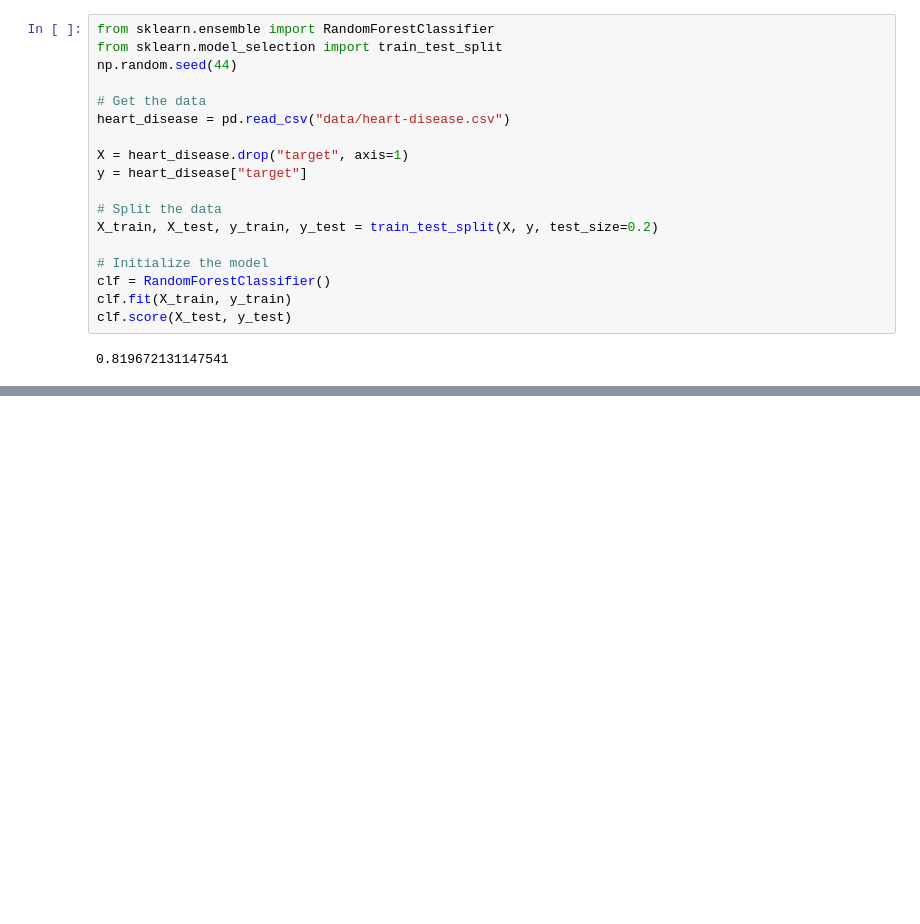
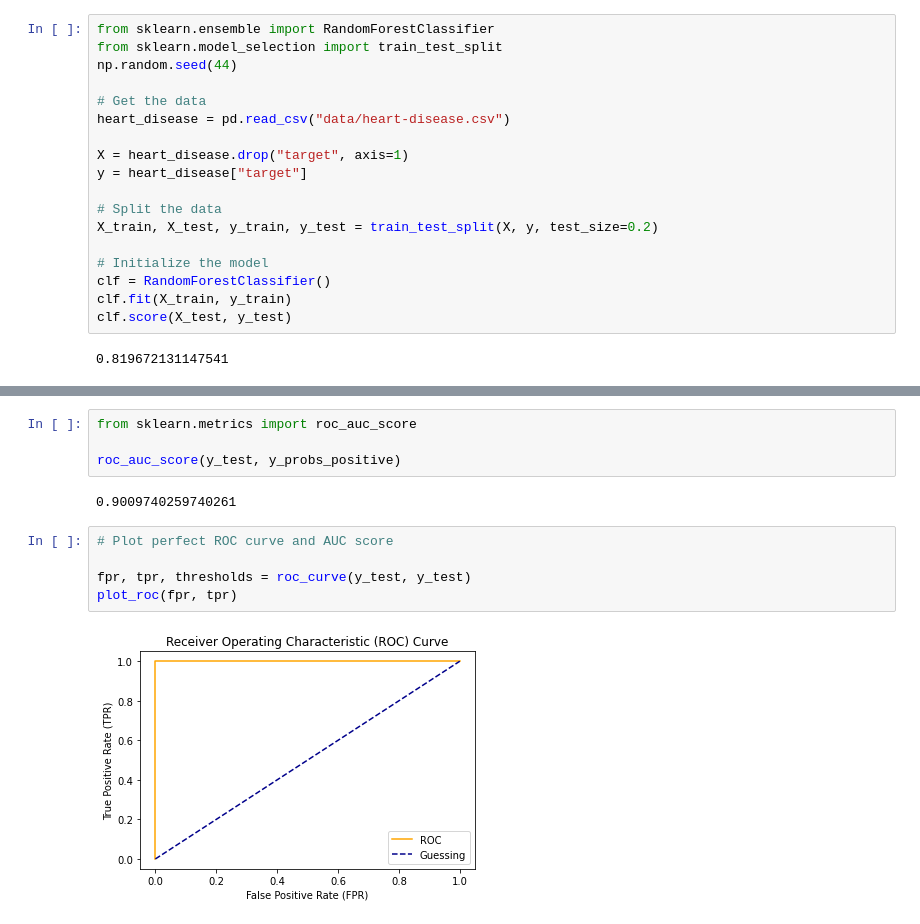
Before and after one commit to Dancan1998/ML, a Jupyter notebook: introduction-to-scikit-learn.ipynb, the cells around one changed output, grey strips where cells are left out. Saved outputs shown, nothing was run; the diff lists cells and outputs as text; blank space fills up the shorter version.

```diff
--- a/introduction-to-scikit-learn.ipynb
+++ b/introduction-to-scikit-learn.ipynb
@@ -958,0 +1038,13 @@ Heart Disease Classifier Cross Validated Accuracy is: 82.81%
+# %%
+from sklearn.metrics import roc_auc_score
+
+roc_auc_score(y_test, y_probs_positive)
+# %% [output]
+0.9009740259740261
+# %%
+# Plot perfect ROC curve and AUC score
+
+fpr, tpr, thresholds = roc_curve(y_test, y_test)
+plot_roc(fpr, tpr)
+# %% [output]
+[figure, added]
```
Also changed, not shown: parts of 34 cells of this notebook.
